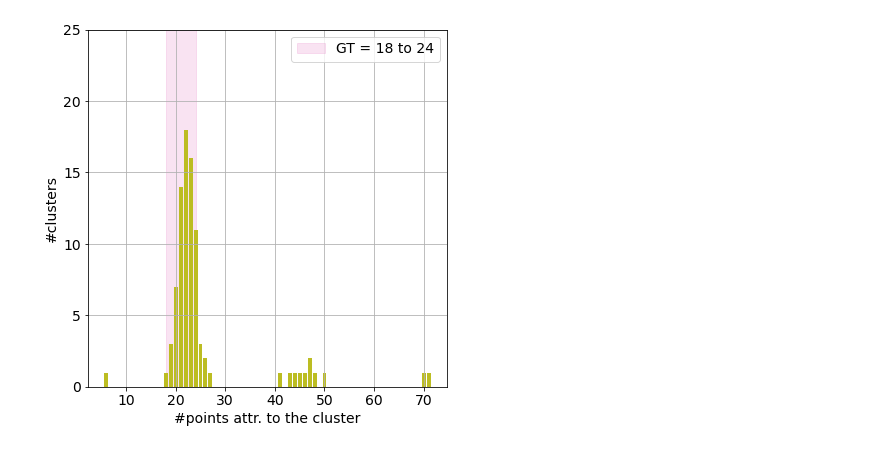
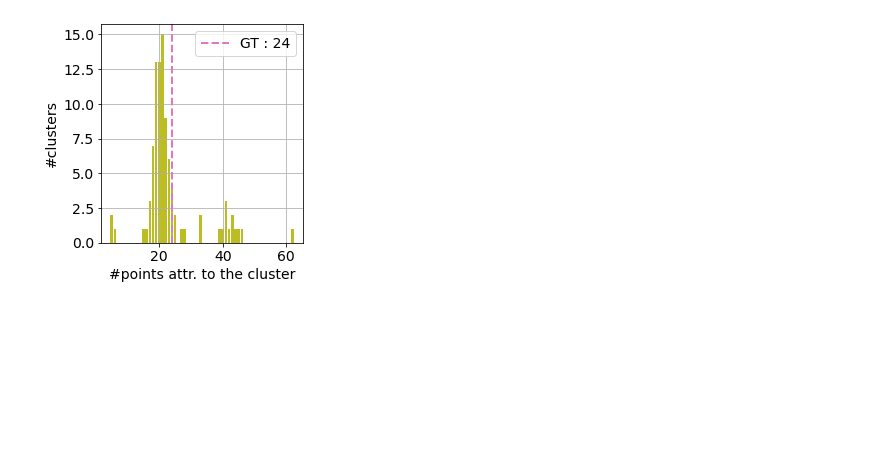
Before and after one commit to ElianaRenzo/pdm, a Jupyter notebook: My_codes/caracterisation_comparaison.ipynb, the cells around one changed output. Drawn from its saved outputs; the diff is of its cells as text; code cells hidden in the pictures; blank space fills up the shorter version.

```diff
--- a/My_codes/caracterisation_comparaison.ipynb
+++ b/My_codes/caracterisation_comparaison.ipynb
@@ -6,7 +6,7 @@ plt.rcParams.update({'font.size': 14})
 from matplotlib import rcParams
 rcParams.update({'figure.autolayout': True})
 # %%
-ID = 6
+ID = 3
 # %%
 folders = {1: 'standard',
           2: 'low_density',
@@ -107,11 +108,11 @@ def histo_NumberOfClusters(list_of_labels,  method_str, GT = 40):
     unique, counts = np.unique(N_clusters, return_counts = True)
     plt.bar(unique, counts, align = 'center', color = 'tab:purple')
     plt.grid()
-    plt.axvline(x=GT, label='GT = ' + str(GT), c='DarkOrange', linewidth=2, linestyle = '--')
+    plt.axvline(x=GT, label='GT : ' + str(GT), c='DarkOrange', linewidth=2, linestyle = '--')
     plt.legend()
     plt.xlabel('#clusters detected')
-    plt.ylabel('#images')
-    plt.xlim(25, 55)
+    plt.ylabel('#datasets')
+    plt.xlim(24, 55)
     ymax = max(counts) * 1.5
     plt.ylim(0, ymax)
     plt.savefig(figures_saving_path + 'NumberOfClusters_'+ method_str + str(ID) +  '.pdf')
@@ -119,8 +120,9 @@ def histo_NumberOfClusters(list_of_labels,  method_str, GT = 40):
 
 def histo_LocPerCluster(list_of_labels, method_str, GT = 24):
     global ID, figures_saving_path
-    plt.figure(figsize = (6,6))
-    plt.axvspan(18, 24, color='tab:pink', alpha = 0.2, label = 'GT = 18 to 24')
+    plt.figure(figsize = (4,4))
+    plt.axvline(x=GT, label='GT : ' + str(GT), c='tab:pink', linewidth=2,linestyle = '--')
+    #plt.axvspan(10, 40, color='tab:pink', alpha = 0.2, label = 'GT : 10 to 40')
     #plt.axvline(x=18, c='tab:blue', linewidth=0.5, linestyle = '--')
     #plt.axvline(x=24, c='tab:blue', linewidth=0.5, linestyle = '--')
     for labels in list_of_labels:
@@ -130,15 +132,15 @@ def histo_LocPerCluster(list_of_labels, method_str, GT = 24):
         plt.bar(unique_for_bar, counts_for_bar, align = 'center', color = 'tab:olive')
 
     plt.grid()
-    #plt.axvline(x=GT, label='GT = ' + str(GT), c='tab:pink', linewidth=2, linestyle = '--')
     plt.legend()
     plt.xlabel('#points attr. to the cluster')
     plt.ylabel('#clusters')
-    plt.ylim(0, 25)
+    #plt.ylim(0, 17.1)
+    #plt.xlim(0, 150)
     #plt.xticks([15, 18, 21, 24])
     #plt.yticks([0, 20, 40, 60])
     plt.savefig(figures_saving_path + 'LocPerCluster_'+ method_str + str(ID) +  '.pdf')
 # %%
-histo_LocPerCluster(graphic_labels, 'graphic')
+histo_LocPerCluster(graphic_labels, 'graphic', GT = 24)
 # %% [output]
-[figure, old version]
+[figure, new version]
```
Also changed, not shown: parts of 6 cells of this notebook, 4 other files.
